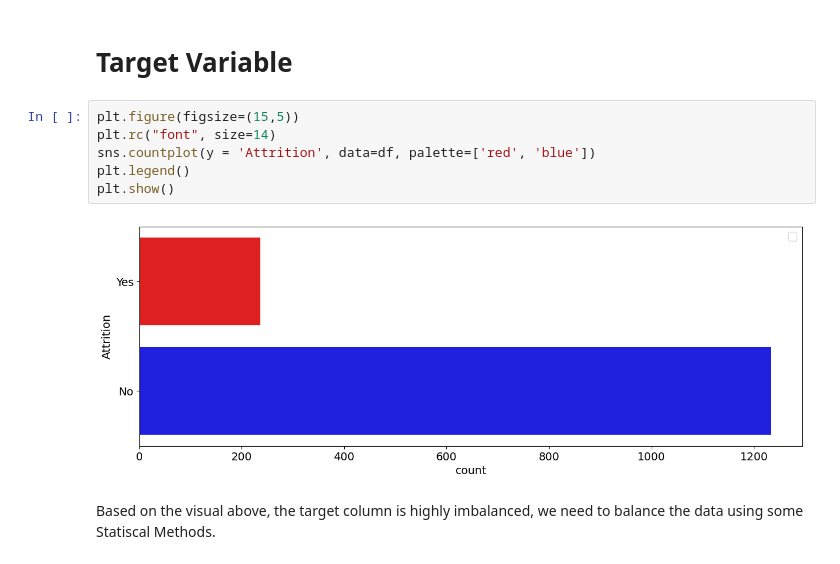
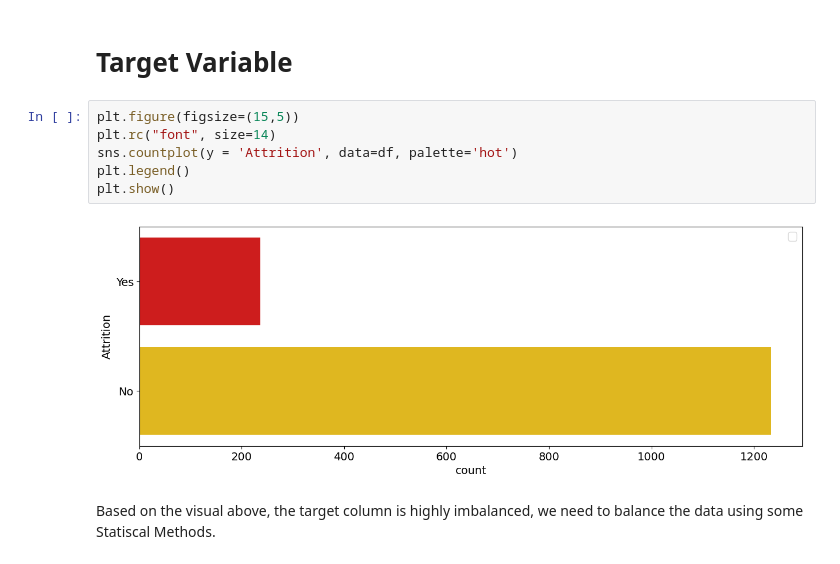
Before and after one commit to kalzumaki/attrition-hr-data-analytics, a Jupyter notebook: teamOne.ipynb, the cells around one changed output. Cells and saved outputs as stored; diff of their text form.

```diff
--- a/teamOne.ipynb
+++ b/teamOne.ipynb
@@ -212,11 +204,11 @@ Name: count, dtype: int64
 # %%
 plt.figure(figsize=(15,5))
 plt.rc("font", size=14)
-sns.countplot(y = 'Attrition', data=df, palette=['red', 'blue'])
+sns.countplot(y = 'Attrition', data=df, palette='hot')
 plt.legend()
 plt.show()
 # %% [output]
-[figure, old version]
+[figure, new version]
 # %% [markdown]
 Based on the visual above, the target column is highly imbalanced, we need to balance the data using some Statiscal Methods.
 # %% [markdown]
```
Also changed, not shown: parts of 27 cells of this notebook.
